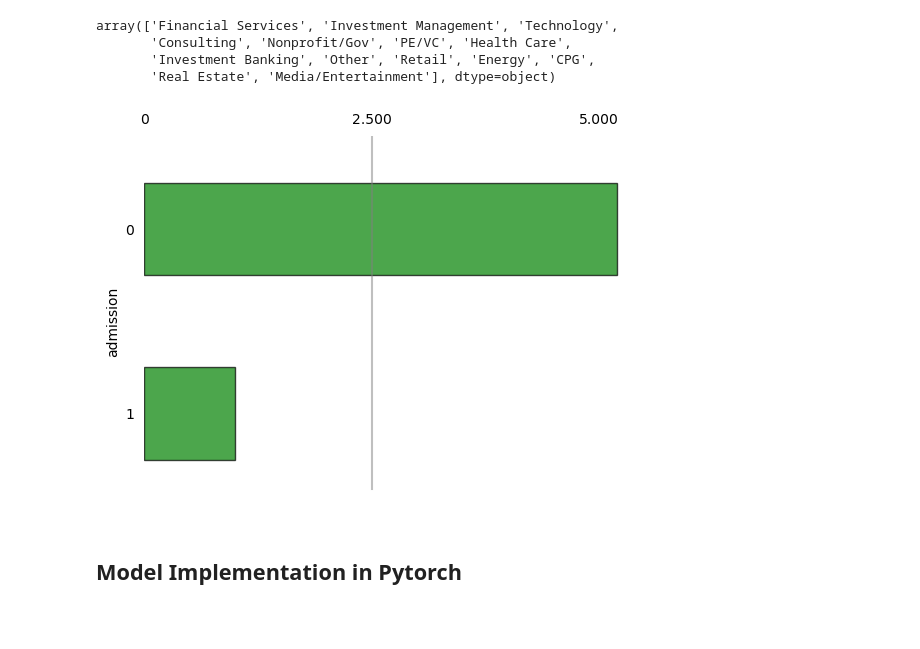
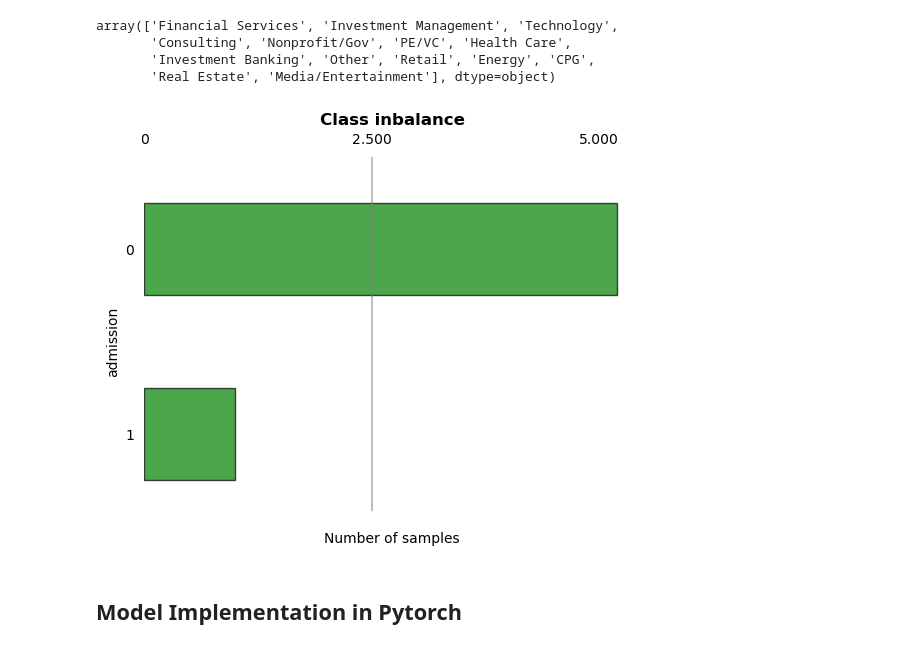
Before and after one commit to eduardocholuck/binary-classification--PPGEEC2318, a Jupyter notebook: model_train.ipynb, the cells around one changed output. Saved outputs shown, nothing was run; the diff lists cells and outputs as text; code cells hidden in the pictures; blank space fills up the shorter version.

Commit message:
Correção das imagens

```diff
--- a/model_train.ipynb
+++ b/model_train.ipynb
@@ -202,22 +193,24 @@ df["work_industry"] = df["work_industry"].map({
 # %%
 # Class balancing
 fig, ax = plt.subplots()
-df["admission"].value_counts().sort_values(ascending=False).plot(kind='barh', color='green', alpha=0.7, edgecolor='black', ax=ax)
+df["admission"].value_counts().sort_values(ascending=True).plot(kind='barh', color='green', alpha=0.7, edgecolor='black', ax=ax)
 
 for location in ['left', 'right', 'top', 'bottom']:
     ax.spines[location].set_visible(False)
 
 ax.set_xticks([0, 2500, 5000])
 ax.set_xticklabels(['0', '2.500', '5.000'])
 ax.set_title(f"Admission class imbalance",weight='bold')
 ax.xaxis.tick_top()
 ax.tick_params(top=False, left=False)
 ax.tick_params(axis='x', colors='black')
 ax.axvline(x=2500, ymin=0.045, c='grey', alpha=0.5)
-
+plt.title("Class inbalance", weight='bold')
+plt.xlabel("Number of samples")
+plt.savefig('images/class_inbalance.png', dpi=300, bbox_inches='tight')
 plt.show()
 # %% [output]
-[figure, old version]
+[figure, new version]
 # %%
 # Under-sampling class 0 of the 'admission' column
 df_0 = df[df["admission"] == 0].sample(n=len(df[df["admission"] == 1]), random_state=42)
```
Also changed, not shown: parts of 12 cells of this notebook, 8 other files.
